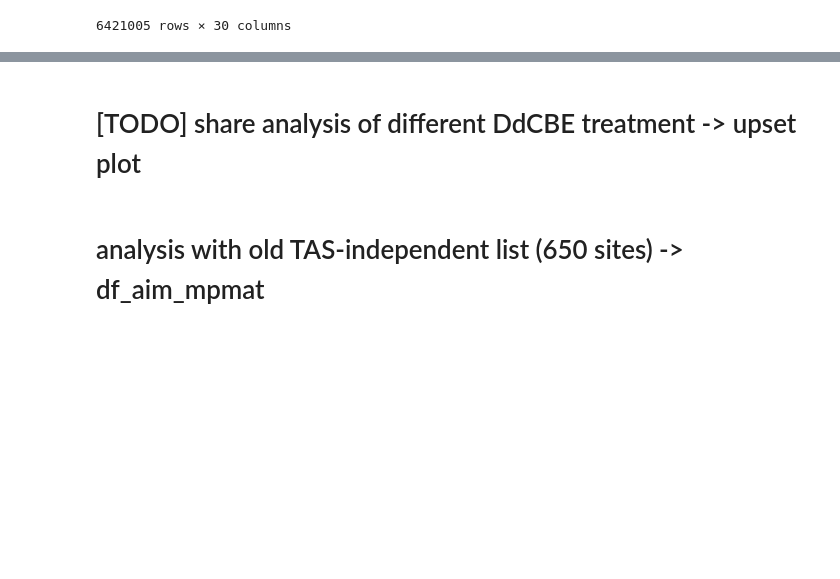
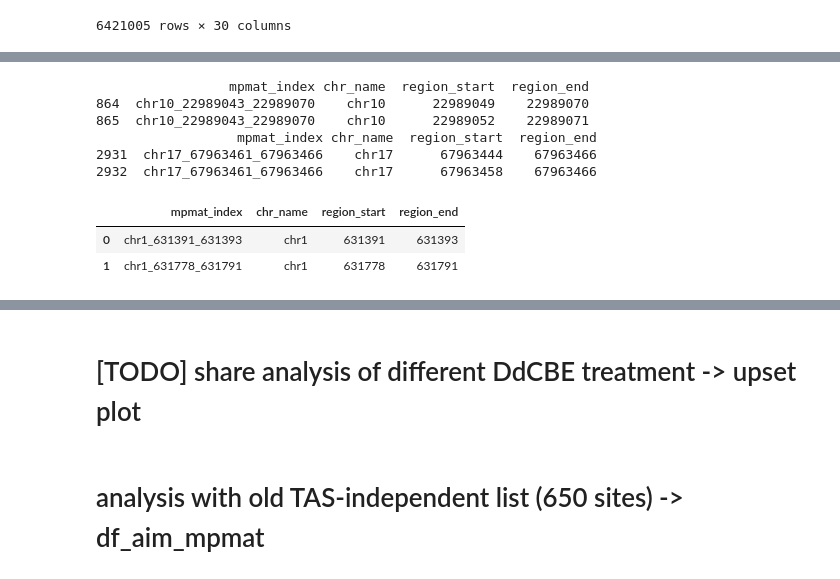
Before and after one commit to hermanzhaozzzz/snakepipes_detect-seq, a Jupyter notebook: step.03.local_analysis.ipynb, the cells around one changed output, grey strips where cells are left out. Cells and saved outputs as stored; diff of their text form; code cells hidden in the pictures; blank space fills up the shorter version.

```diff
--- a/step.03.local_analysis.ipynb
+++ b/step.03.local_analysis.ipynb
@@ -254,24 +341,34 @@ df_bed_fixed_coordinate
 # %%
 # 发现两个 duplicated 的 mpmat_index，check 一下为什么
 # print(df_bed_fixed_coordinate[df_bed_fixed_coordinate.mpmat_index.duplicated()])
 
 print(df_bed_fixed_coordinate.query('mpmat_index=="chr10_22989043_22989070"'))
 print(df_bed_fixed_coordinate.query('mpmat_index=="chr17_67963461_67963466"'))
 #                  mpmat_index chr_name  region_start  region_end
 # 864  chr10_22989043_22989070    chr10      22989049    22989070
 # 865  chr10_22989043_22989070    chr10      22989052    22989071
 #                   mpmat_index chr_name  region_start  region_end
 # 2931  chr17_67963461_67963466    chr17      67963444    67963466
 # 2932  chr17_67963461_67963466    chr17      67963458    67963466
 
 # 发现其实就是没定下来最终的导致了有多出来的点，图方便取第一个，注意以后 debug！
 # DEBUG
 
 df_bed_fixed_coordinate.drop_duplicates(subset='mpmat_index',
                                         keep='first',
                                         inplace=True)
 
-df_bed_fixed_coordinate
+df_bed_fixed_coordinate.head(2)
+# %% [output]
+                 mpmat_index chr_name  region_start  region_end
+864  chr10_22989043_22989070    chr10      22989049    22989070
+865  chr10_22989043_22989070    chr10      22989052    22989071
+                  mpmat_index chr_name  region_start  region_end
+2931  chr17_67963461_67963466    chr17      67963444    67963466
+2932  chr17_67963461_67963466    chr17      67963458    67963466
+|  | mpmat_index | chr_name | region_start | region_end |
+| 0 | chr1_631391_631393 | chr1 | 631391 | 631393 |
+| 1 | chr1_631778_631791 | chr1 | 631778 | 631791 |
 # %%
 df_bed_fixed_coordinate2 = (
     df_bed_fixed_coordinate
```
Also changed, not shown: parts of 29 cells of this notebook.
